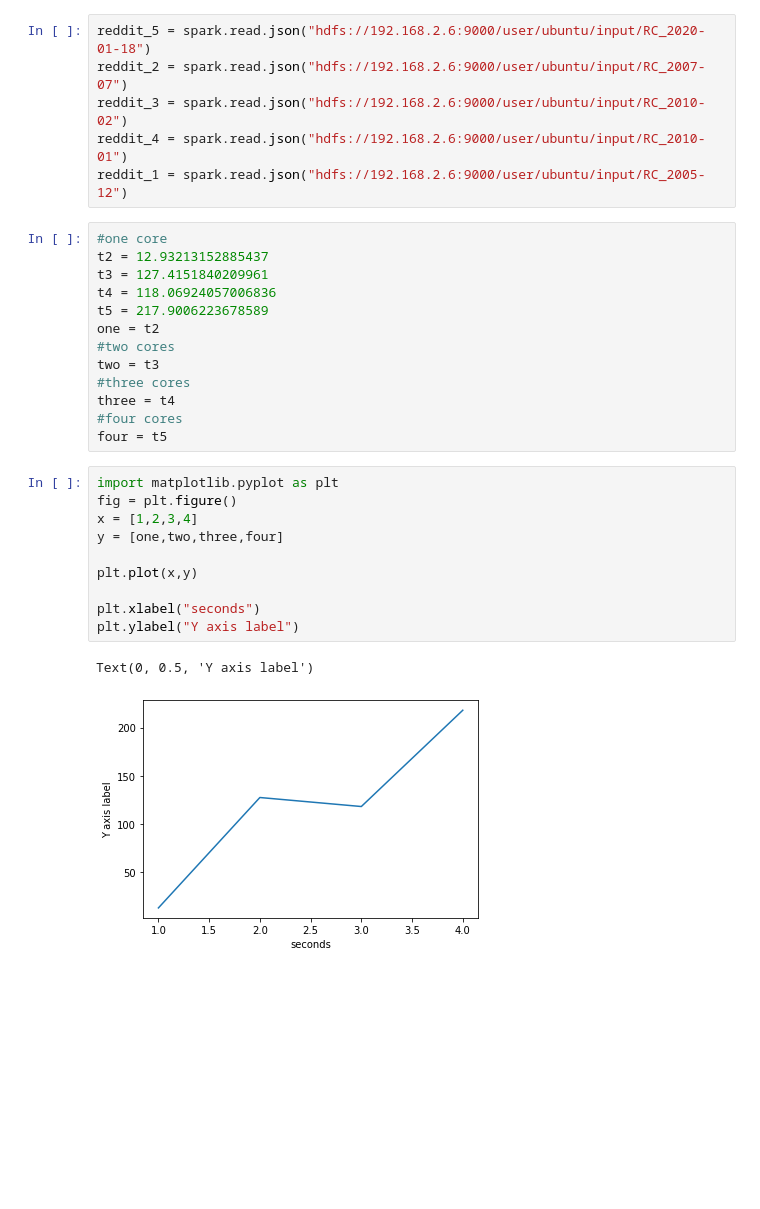
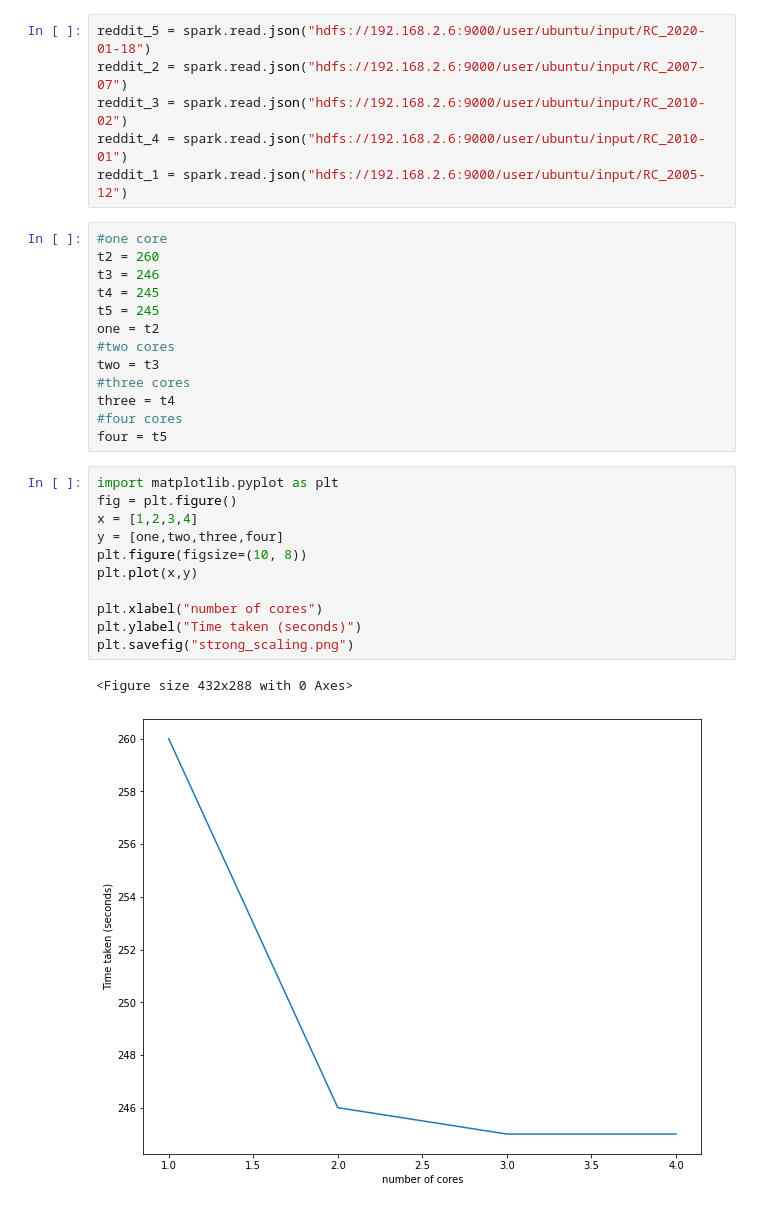
Before and after one commit to Wiiberg/Dataengineering1_project-, a Jupyter notebook: test.ipynb, the cells around one changed output. Cells and saved outputs as stored; diff of their text form; blank space fills up the shorter version.

```diff
--- a/test.ipynb
+++ b/test.ipynb
@@ -226,10 +257,10 @@ reddit_4 = spark.read.json("hdfs://192.168.2.6:9000/user/ubuntu/input/RC_2010-01
 reddit_1 = spark.read.json("hdfs://192.168.2.6:9000/user/ubuntu/input/RC_2005-12")
 # %%
 #one core
-t2 = 12.93213152885437
-t3 = 127.4151840209961
-t4 = 118.06924057006836
-t5 = 217.9006223678589
+t2 = 260
+t3 = 246
+t4 = 245
+t5 = 245
 one = t2
 #two cores
 two = t3
@@ -240,13 +271,14 @@ four = t5
 # %%
 import matplotlib.pyplot as plt
 fig = plt.figure()
 x = [1,2,3,4]
 y = [one,two,three,four]
-
+plt.figure(figsize=(10, 8))
 plt.plot(x,y)
 
-plt.xlabel("seconds")
-plt.ylabel("Y axis label")
+plt.xlabel("number of cores")
+plt.ylabel("Time taken (seconds)")
+plt.savefig("strong_scaling.png")
 # %% [output]
-Text(0, 0.5, 'Y axis label')
+<Figure size 432x288 with 0 Axes>
-[figure, old version]
+[figure, new version]
```
Also changed, not shown: parts of 8 cells of this notebook, 4 other files.
